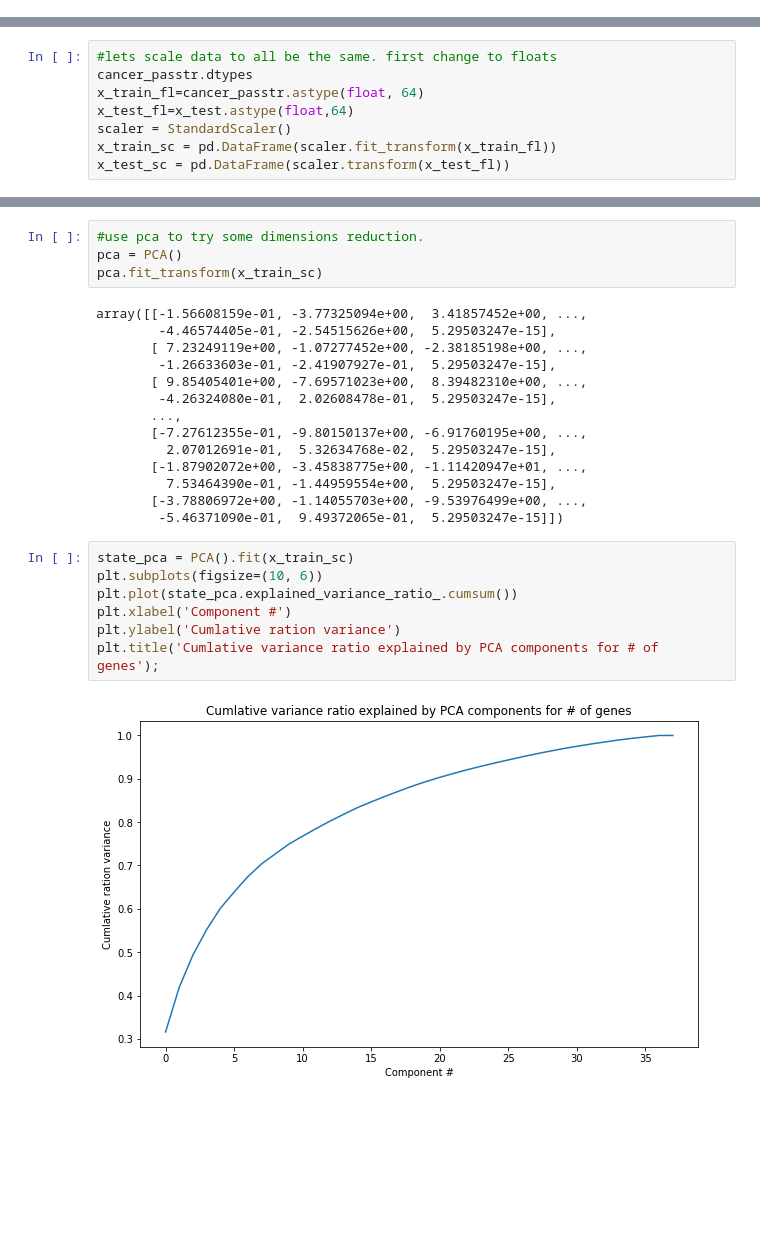
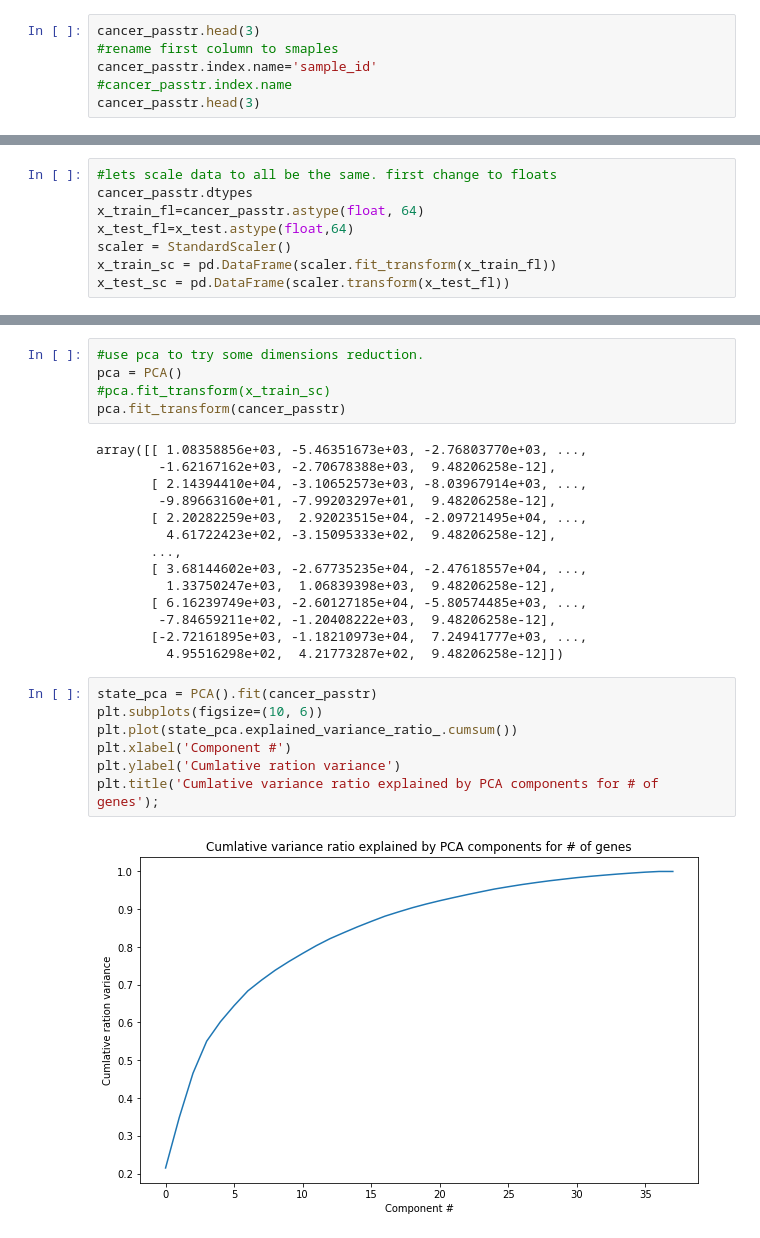
Before and after one commit to tfahland1/test_cancer, a Jupyter notebook: eda_cancer.ipynb, the cells around one changed output, grey strips where cells are left out. Drawn from its saved outputs; the diff is of its cells as text; blank space fills up the shorter version.

```diff
--- a/eda_cancer.ipynb
+++ b/eda_cancer.ipynb
@@ -120,0 +112,6 @@ cancer_passtr.head(3)
+# %%
+cancer_passtr.head(3)
+#rename first column to smaples
+cancer_passtr.index.name='sample_id'
+#cancer_passtr.index.name
+cancer_passtr.head(3)
@@ -177,29 +181,30 @@ x_test_sc.head(4)
 # %%
 #use pca to try some dimensions reduction.
 pca = PCA()
-pca.fit_transform(x_train_sc)
+#pca.fit_transform(x_train_sc)
+pca.fit_transform(cancer_passtr)
 # %% [output]
-array([[-1.56608159e-01, -3.77325094e+00,  3.41857452e+00, ...,
-        -4.46574405e-01, -2.54515626e+00,  5.29503247e-15],
-       [ 7.23249119e+00, -1.07277452e+00, -2.38185198e+00, ...,
-        -1.26633603e-01, -2.41907927e-01,  5.29503247e-15],
-       [ 9.85405401e+00, -7.69571023e+00,  8.39482310e+00, ...,
-        -4.26324080e-01,  2.02608478e-01,  5.29503247e-15],
+array([[ 1.08358856e+03, -5.46351673e+03, -2.76803770e+03, ...,
+        -1.62167162e+03, -2.70678388e+03,  9.48206258e-12],
+       [ 2.14394410e+04, -3.10652573e+03, -8.03967914e+03, ...,
+        -9.89663160e+01, -7.99203297e+01,  9.48206258e-12],
+       [ 2.20282259e+03,  2.92023515e+04, -2.09721495e+04, ...,
+         4.61722423e+02, -3.15095333e+02,  9.48206258e-12],
        ...,
-       [-7.27612355e-01, -9.80150137e+00, -6.91760195e+00, ...,
-         2.07012691e-01,  5.32634768e-02,  5.29503247e-15],
-       [-1.87902072e+00, -3.45838775e+00, -1.11420947e+01, ...,
-         7.53464390e-01, -1.44959554e+00,  5.29503247e-15],
-       [-3.78806972e+00, -1.14055703e+00, -9.53976499e+00, ...,
-        -5.46371090e-01,  9.49372065e-01,  5.29503247e-15]])
+       [ 3.68144602e+03, -2.67735235e+04, -2.47618557e+04, ...,
+         1.33750247e+03,  1.06839398e+03,  9.48206258e-12],
+       [ 6.16239749e+03, -2.60127185e+04, -5.80574485e+03, ...,
+        -7.84659211e+02, -1.20408222e+03,  9.48206258e-12],
+       [-2.72161895e+03, -1.18210973e+04,  7.24941777e+03, ...,
+         4.95516298e+02,  4.21773287e+02,  9.48206258e-12]])
 # %%
-state_pca = PCA().fit(x_train_sc)
+state_pca = PCA().fit(cancer_passtr)
 plt.subplots(figsize=(10, 6))
 plt.plot(state_pca.explained_variance_ratio_.cumsum())
 plt.xlabel('Component #')
 plt.ylabel('Cumlative ration variance')
 plt.title('Cumlative variance ratio explained by PCA components for # of genes');
 # %% [output]
-[figure, old version]
+[figure, new version]
 # %%
 #only a small number of genes are needed to account for most of the variance!
```
Also changed, not shown: parts of 11 cells of this notebook.
